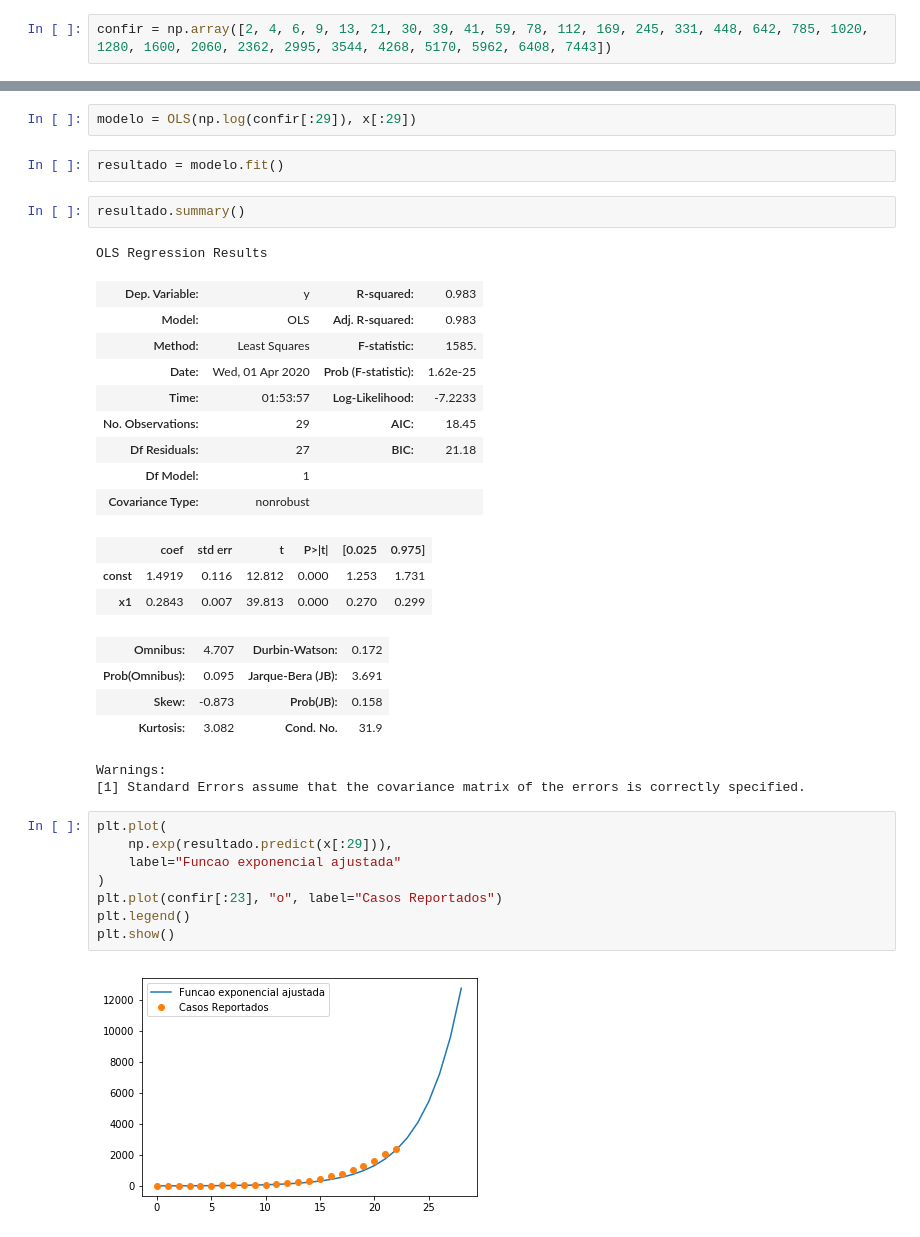
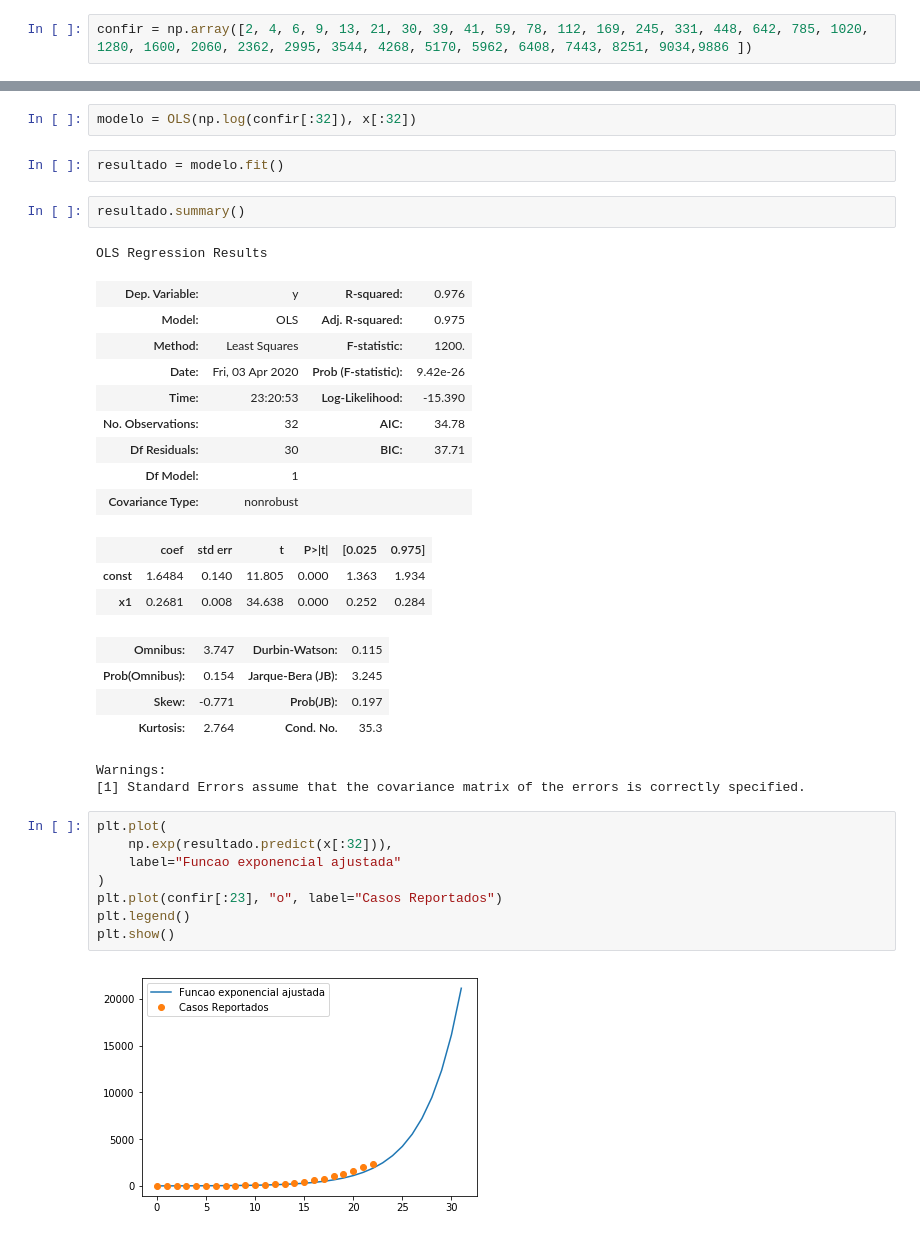
Before and after one commit to DuarteAndre/Covid-19_visualizacao_dados, a Jupyter notebook: Meus_testes_COVID.ipynb, the cells around one changed output, grey strips where cells are left out. Saved outputs shown, nothing was run; the diff lists cells and outputs as text.

```diff
--- a/Meus_testes_COVID.ipynb
+++ b/Meus_testes_COVID.ipynb
@@ -134,7 +134,7 @@ df_data[['obitos']].plot(kind='line', title='Evolucao dos obitos', linestyle='--
 # %% [markdown]
 ## Ordinary Least Squares (OLS) -> Estimacao de parametros desconhecidos da regressão linear
 # %%
-confir = np.array([2, 4, 6, 9, 13, 21, 30, 39, 41, 59, 78, 112, 169, 245, 331, 448, 642, 785, 1020, 1280, 1600, 2060, 2362, 2995, 3544, 4268, 5170, 5962, 6408, 7443])
+confir = np.array([2, 4, 6, 9, 13, 21, 30, 39, 41, 59, 78, 112, 169, 245, 331, 448, 642, 785, 1020, 1280, 1600, 2060, 2362, 2995, 3544, 4268, 5170, 5962, 6408, 7443, 8251, 9034,9886 ])
 # %%
 print (confir)
 # %% [output]
@@ -145,38 +145,38 @@ print (confir)
 x = np.arange(len(confir))
 x = add_constant(x)
 # %%
-modelo = OLS(np.log(confir[:29]), x[:29])
+modelo = OLS(np.log(confir[:32]), x[:32])
 # %%
 resultado = modelo.fit()
 # %%
 resultado.summary()
 # %% [output]
 OLS Regression Results
-| Dep. Variable: | y | R-squared: | 0.983 |
-| Model: | OLS | Adj. R-squared: | 0.983 |
-| Method: | Least Squares | F-statistic: | 1585. |
-| Date: | Wed, 01 Apr 2020 | Prob (F-statistic): | 1.62e-25 |
-| Time: | 01:53:57 | Log-Likelihood: | -7.2233 |
-| No. Observations: | 29 | AIC: | 18.45 |
-| Df Residuals: | 27 | BIC: | 21.18 |
+| Dep. Variable: | y | R-squared: | 0.976 |
+| Model: | OLS | Adj. R-squared: | 0.975 |
+| Method: | Least Squares | F-statistic: | 1200. |
+| Date: | Fri, 03 Apr 2020 | Prob (F-statistic): | 9.42e-26 |
+| Time: | 23:20:53 | Log-Likelihood: | -15.390 |
+| No. Observations: | 32 | AIC: | 34.78 |
+| Df Residuals: | 30 | BIC: | 37.71 |
 | Df Model: | 1 |  |  |
 | Covariance Type: | nonrobust |  |  |
 |  | coef | std err | t | P>|t| | [0.025 | 0.975] |
-| const | 1.4919 | 0.116 | 12.812 | 0.000 | 1.253 | 1.731 |
-| x1 | 0.2843 | 0.007 | 39.813 | 0.000 | 0.270 | 0.299 |
+| const | 1.6484 | 0.140 | 11.805 | 0.000 | 1.363 | 1.934 |
+| x1 | 0.2681 | 0.008 | 34.638 | 0.000 | 0.252 | 0.284 |
-| Omnibus: | 4.707 | Durbin-Watson: | 0.172 |
-| Prob(Omnibus): | 0.095 | Jarque-Bera (JB): | 3.691 |
-| Skew: | -0.873 | Prob(JB): | 0.158 |
-| Kurtosis: | 3.082 | Cond. No. | 31.9 |
+| Omnibus: | 3.747 | Durbin-Watson: | 0.115 |
+| Prob(Omnibus): | 0.154 | Jarque-Bera (JB): | 3.245 |
+| Skew: | -0.771 | Prob(JB): | 0.197 |
+| Kurtosis: | 2.764 | Cond. No. | 35.3 |
 Warnings:
 [1] Standard Errors assume that the covariance matrix of the errors is correctly specified.
 # %%
 plt.plot(
-    np.exp(resultado.predict(x[:29])),
+    np.exp(resultado.predict(x[:32])),
     label="Funcao exponencial ajustada"
 )
 plt.plot(confir[:23], "o", label="Casos Reportados")
 plt.legend()
 plt.show()
 # %% [output]
-[figure, old version]
+[figure, new version]
```
Also changed, not shown: parts of 10 cells of this notebook, 1 other file.
